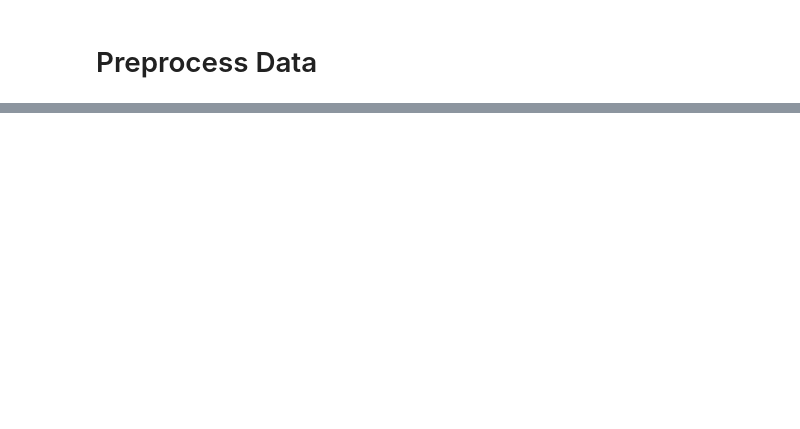
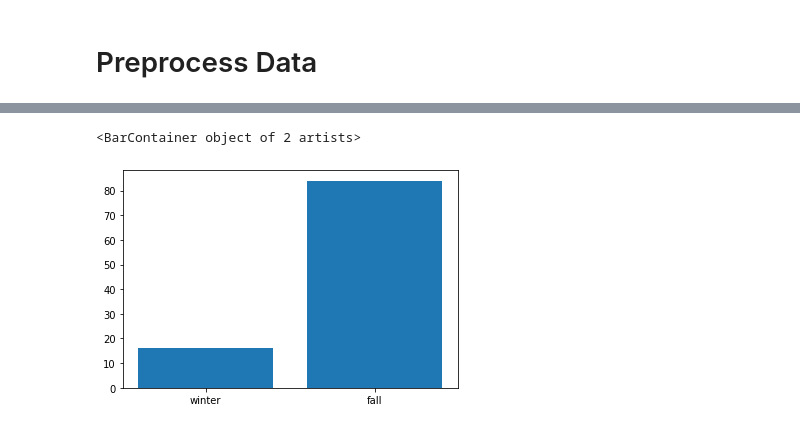
Before and after one commit to stran123/basic_vqa, a Jupyter notebook: train.ipynb, the cells around one changed output, grey strips where cells are left out. Cells and saved outputs as stored; diff of their text form; code cells hidden in the pictures; blank space fills up the shorter version.

```diff
--- a/train.ipynb
+++ b/train.ipynb
@@ -269,0 +327,5 @@ KeyboardInterrupt: ignored
+# %%
+plt.bar(x, y, tick_label=labels)
+# %% [output]
+<BarContainer object of 2 artists>
+[figure, added]
```
Also changed, not shown: parts of 22 cells of this notebook.
